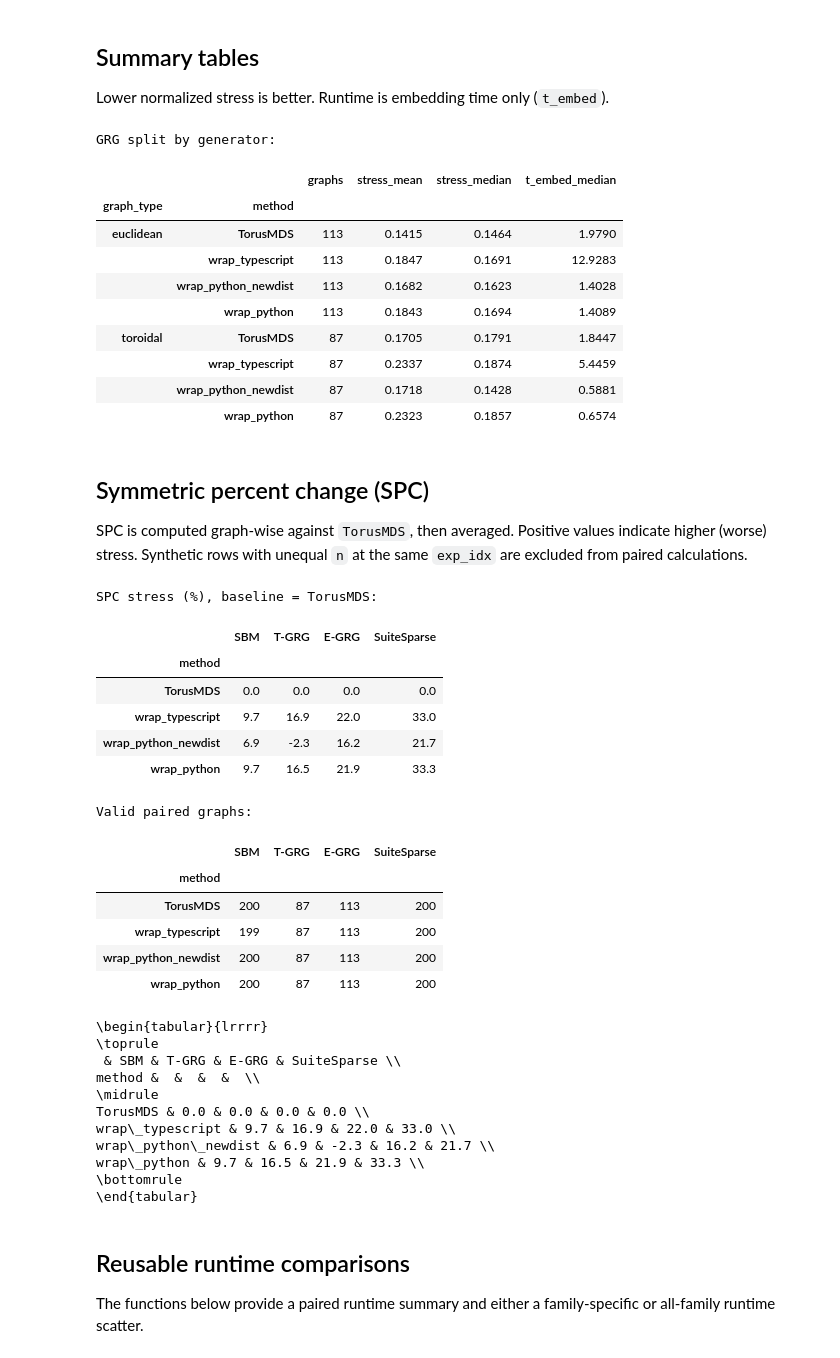
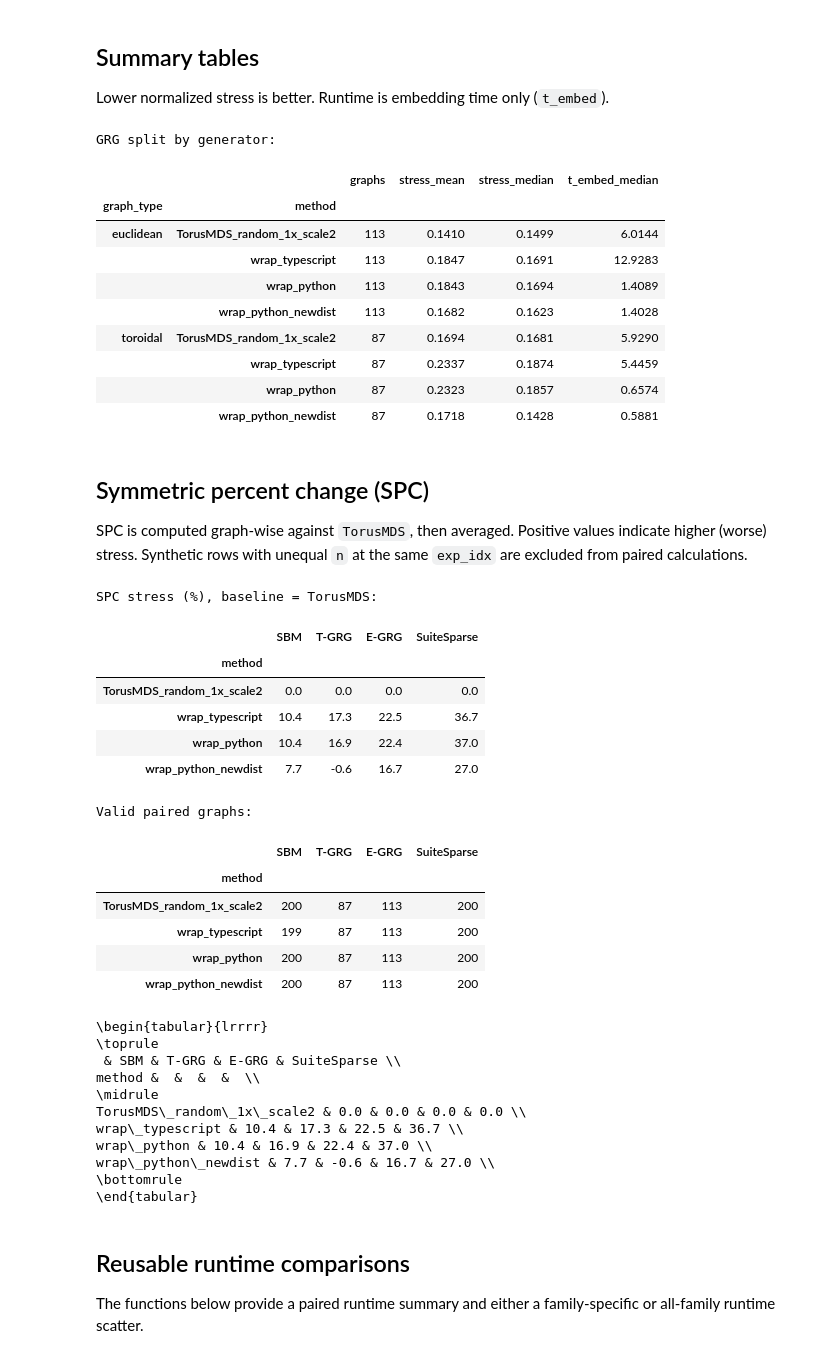
Before and after one commit to JacobLMiller/torus-mds, a Jupyter notebook: verification_experiments/results_wraps/wraps_results.ipynb, the cells around one changed output. Saved outputs shown, nothing was run; the diff lists cells and outputs as text; code cells hidden in the pictures.

```diff
--- a/verification_experiments/results_wraps/wraps_results.ipynb
+++ b/verification_experiments/results_wraps/wraps_results.ipynb
@@ -21,14 +21,17 @@ FILES = {
     'GRG': 'grg_normalized_comparison.csv',
     'SuiteSparse': 'suitesparse_normalized_comparison.csv',
 }
-METHODS = ['TorusMDS', 'wrap_typescript', 'wrap_python_newdist', 'wrap_python']
+METHODS = [#'TorusMDS',
+           'TorusMDS_random_1x_scale2', 'wrap_typescript', 'wrap_python', 'wrap_python_newdist']
 METHOD_LABELS = {
     'TorusMDS': 'TorusMDS',
-    'wrap_typescript': 'wrap (TypeScript)',
-    'wrap_python_newdist': 'wrap (Python, new distance)',
-    'wrap_python': 'wrap (Python)',
+    'TorusMDS_random_1x_scale2': 'TorusMDS-R',
+    'wrap_typescript': 'TypeScript',
+    'wrap_python': 'Python',
+    'wrap_python_newdist': 'Python+fast_dist',
 }
 COLORS = dict(zip(METHODS, ['#4C72B0', '#DD8452', '#55A868', '#C44E52']))
+FAMILY_MARKERS = {'SBM': 'o', 'GRG': 'X', 'SuiteSparse': 's'}
 
 frames = []
 for family, filename in FILES.items():
@@ -107,20 +114,20 @@ display(grg_summary)
 GRG split by generator:
 |  |  | graphs | stress_mean | stress_median | t_embed_median |
 | graph_type | method |  |  |  |  |
-| euclidean | TorusMDS | 113 | 0.1415 | 0.1464 | 1.9790 |
+| euclidean | TorusMDS_random_1x_scale2 | 113 | 0.1410 | 0.1499 | 6.0144 |
 |  | wrap_typescript | 113 | 0.1847 | 0.1691 | 12.9283 |
+|  | wrap_python | 113 | 0.1843 | 0.1694 | 1.4089 |
 |  | wrap_python_newdist | 113 | 0.1682 | 0.1623 | 1.4028 |
-|  | wrap_python | 113 | 0.1843 | 0.1694 | 1.4089 |
-| toroidal | TorusMDS | 87 | 0.1705 | 0.1791 | 1.8447 |
+| toroidal | TorusMDS_random_1x_scale2 | 87 | 0.1694 | 0.1681 | 5.9290 |
 |  | wrap_typescript | 87 | 0.2337 | 0.1874 | 5.4459 |
+|  | wrap_python | 87 | 0.2323 | 0.1857 | 0.6574 |
 |  | wrap_python_newdist | 87 | 0.1718 | 0.1428 | 0.5881 |
-|  | wrap_python | 87 | 0.2323 | 0.1857 | 0.6574 |
 # %% [markdown]
 ## Symmetric percent change (SPC)
 
 SPC is computed graph-wise against `TorusMDS`, then averaged. Positive values indicate higher (worse) stress. Synthetic rows with unequal `n` at the same `exp_idx` are excluded from paired calculations.
 # %%
-def paired_metric_values(frame, method, baseline='TorusMDS', metric='stress'):
+def paired_metric_values(frame, method, baseline='TorusMDS_random_1x_scale2', metric='stress'):
     """Return valid method/baseline pairs, preserving only identical graph sizes."""
     base = frame.loc[frame.method.eq(baseline), ['exp_idx', 'n', metric]].rename(
         columns={'n': 'n_baseline', metric: 'baseline_value'})
@@ -130,7 +137,7 @@ def paired_metric_values(frame, method, baseline='TorusMDS', metric='stress'):
     pairs = pairs.loc[pairs.n_method.eq(pairs.n_baseline)].dropna()
     return pairs.loc[np.isfinite(pairs.method_value) & np.isfinite(pairs.baseline_value)].copy()
 
-def symmetric_percent_change(frame, method, baseline='TorusMDS', metric='stress'):
+def symmetric_percent_change(frame, method, baseline='TorusMDS_random_1x_scale2', metric='stress'):
     """Mean graph-wise SPC in percent: (method - baseline) / max(abs(method), abs(baseline))."""
     if method == baseline:
         return 0.0, frame.loc[frame.method.eq(baseline), 'exp_idx'].nunique()
@@ -139,54 +146,54 @@ def symmetric_percent_change(frame, method, baseline='TorusMDS', metric='stress'
     valid = denominator.gt(0)
     spc = ((pairs.loc[valid, 'method_value'] - pairs.loc[valid, 'baseline_value']) / denominator.loc[valid]).mean()
     return 100 * spc, valid.sum()
 
-def make_spc_table(metric='stress', baseline='TorusMDS'):
+def make_spc_table(metric='stress', baseline='TorusMDS_random_1x_scale2'):
     """SPC table for SBM, toroidal/Euclidean GRG, and SuiteSparse."""
     specifications = [
         ('SBM', datasets.family.eq('SBM')),
         ('T-GRG', datasets.family.eq('GRG') & datasets.graph_type.eq('toroidal')),
         ('E-GRG', datasets.family.eq('GRG') & datasets.graph_type.eq('euclidean')),
         ('SuiteSparse', datasets.family.eq('SuiteSparse')),
     ]
     table, pair_counts = {}, {}
     for label, mask in specifications:
         frame = datasets.loc[mask]
         values = [symmetric_percent_change(frame, method, baseline, metric) for method in METHODS]
         table[label] = [value for value, _ in values]
         pair_counts[label] = [count for _, count in values]
     result = pd.DataFrame(table, index=METHODS).rename_axis('method').round(1)
     return result, pd.DataFrame(pair_counts, index=METHODS).rename_axis('method')
 
 spc_stress, spc_pair_counts = make_spc_table()
 print('SPC stress (%), baseline = TorusMDS:')
 display(spc_stress)
 print('Valid paired graphs:')
 display(spc_pair_counts)
 print(spc_stress.to_latex(float_format='%.1f', escape=True))
 # %% [output]
 SPC stress (%), baseline = TorusMDS:
 |  | SBM | T-GRG | E-GRG | SuiteSparse |
 | method |  |  |  |  |
-| TorusMDS | 0.0 | 0.0 | 0.0 | 0.0 |
-| wrap_typescript | 9.7 | 16.9 | 22.0 | 33.0 |
-| wrap_python_newdist | 6.9 | -2.3 | 16.2 | 21.7 |
-| wrap_python | 9.7 | 16.5 | 21.9 | 33.3 |
+| TorusMDS_random_1x_scale2 | 0.0 | 0.0 | 0.0 | 0.0 |
+| wrap_typescript | 10.4 | 17.3 | 22.5 | 36.7 |
+| wrap_python | 10.4 | 16.9 | 22.4 | 37.0 |
+| wrap_python_newdist | 7.7 | -0.6 | 16.7 | 27.0 |
 Valid paired graphs:
 |  | SBM | T-GRG | E-GRG | SuiteSparse |
 | method |  |  |  |  |
-| TorusMDS | 200 | 87 | 113 | 200 |
+| TorusMDS_random_1x_scale2 | 200 | 87 | 113 | 200 |
 | wrap_typescript | 199 | 87 | 113 | 200 |
+| wrap_python | 200 | 87 | 113 | 200 |
 | wrap_python_newdist | 200 | 87 | 113 | 200 |
-| wrap_python | 200 | 87 | 113 | 200 |
 \begin{tabular}{lrrrr}
 \toprule
  & SBM & T-GRG & E-GRG & SuiteSparse \\
 method &  &  &  &  \\
 \midrule
-TorusMDS & 0.0 & 0.0 & 0.0 & 0.0 \\
-wrap\_typescript & 9.7 & 16.9 & 22.0 & 33.0 \\
-wrap\_python\_newdist & 6.9 & -2.3 & 16.2 & 21.7 \\
-wrap\_python & 9.7 & 16.5 & 21.9 & 33.3 \\
+TorusMDS\_random\_1x\_scale2 & 0.0 & 0.0 & 0.0 & 0.0 \\
+wrap\_typescript & 10.4 & 17.3 & 22.5 & 36.7 \\
+wrap\_python & 10.4 & 16.9 & 22.4 & 37.0 \\
+wrap\_python\_newdist & 7.7 & -0.6 & 16.7 & 27.0 \\
 \bottomrule
 \end{tabular}
 # %% [markdown]
```
Also changed, not shown: parts of 9 cells of this notebook, 4 other files.
